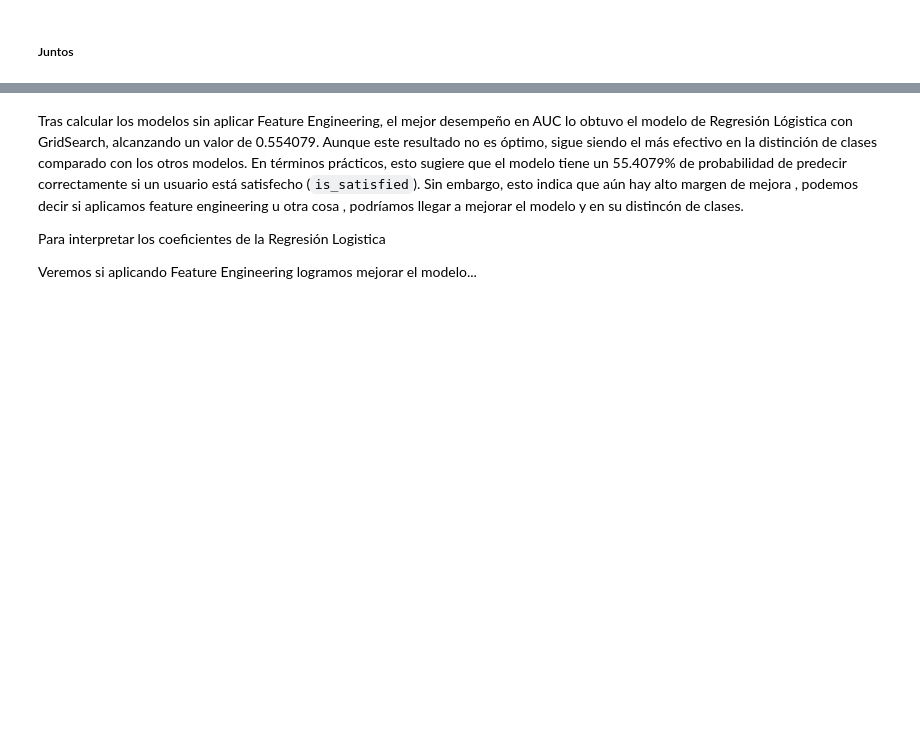
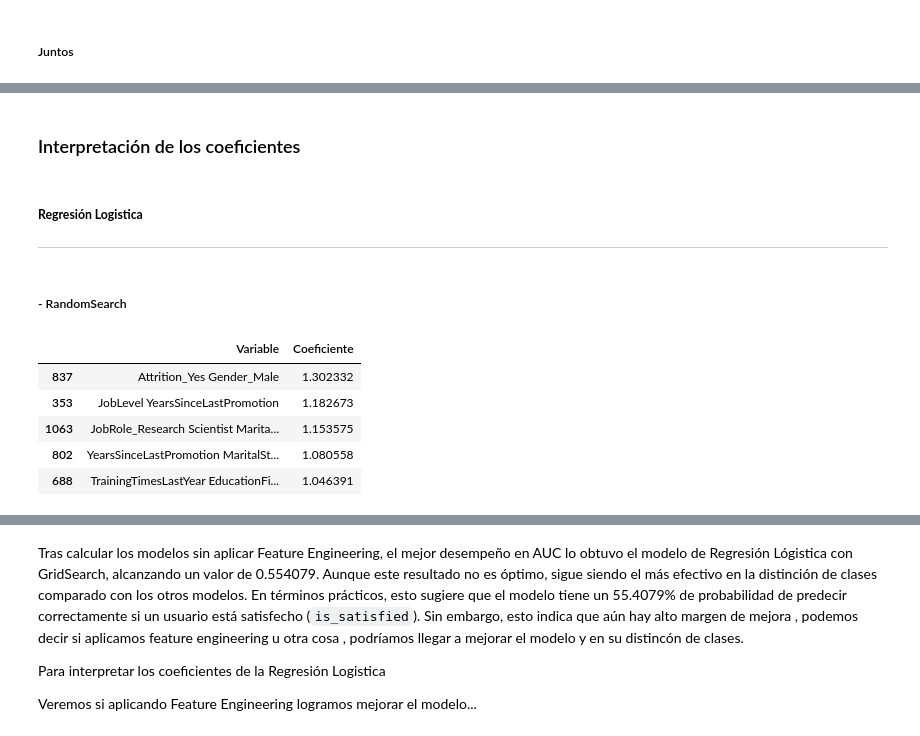
Before and after one commit to ppmelch/Lab-Aprendizaje-Estad-stico, a Jupyter notebook: Parcial 2/Examen2/Examen2.ipynb, the cells around one changed output, grey strips where cells are left out. Drawn from its saved outputs; the diff is of its cells as text; code cells hidden in the pictures; blank space fills up the shorter version.

```diff
--- a/Parcial 2/Examen2/Examen2.ipynb
+++ b/Parcial 2/Examen2/Examen2.ipynb
@@ -644,0 +645,26 @@ plt.show()
+# %% [markdown]
+### Interpretación de los coeficientes
+# %% [markdown]
+##### **Regresión Logistica**
+
+---
+# %% [markdown]
+##### - RandomSearch
+# %%
+var = log_reg_random.best_estimator_.named_steps['poly'].get_feature_names_out(X_train.columns)
+coef = log_reg_random.best_estimator_.named_steps['logreg'].coef_[0]
+n_var = 5
+model_coeficients = pd.DataFrame({
+          'Variable': var,
+          'Coeficiente': coef
+})
+model_coeficients = model_coeficients.sort_values(by='Coeficiente', ascending=False).head(n_var)
+
+model_coeficients
+# %% [output]
+|  | Variable | Coeficiente |
+| 837 | Attrition_Yes Gender_Male | 1.302332 |
+| 353 | JobLevel YearsSinceLastPromotion | 1.182673 |
+| 1063 | JobRole_Research Scientist Marita... | 1.153575 |
+| 802 | YearsSinceLastPromotion MaritalSt... | 1.080558 |
+| 688 | TrainingTimesLastYear EducationFi... | 1.046391 |
```
Also changed, not shown: parts of 37 cells of this notebook.
